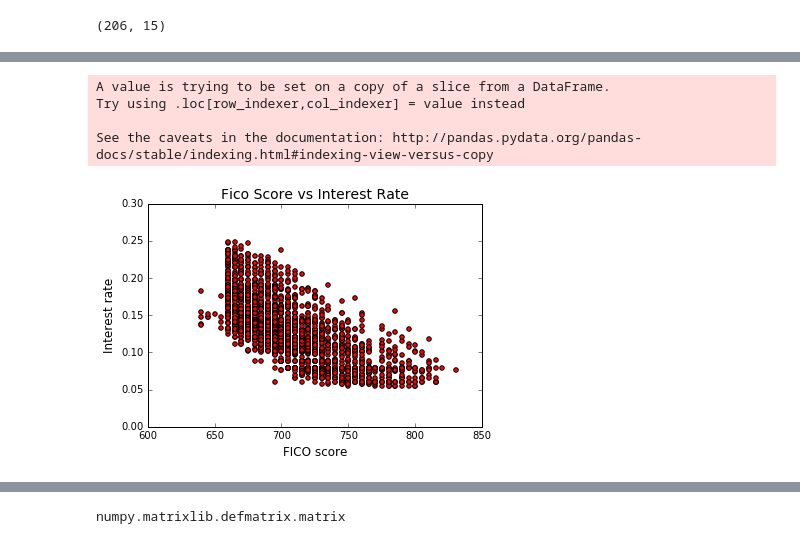
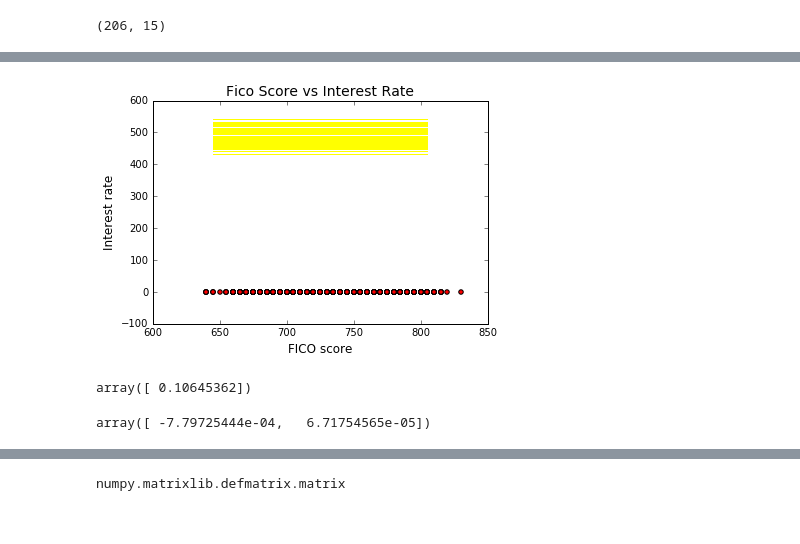
Before and after one commit to bb071988/ds-lesson3, a Jupyter notebook: linear_regression_graph_exercise_final.ipynb, the cells around one changed output, grey strips where cells are left out. Cells and saved outputs as stored; diff of their text form; code cells hidden in the pictures.

Commit message:
Kyle - Thanks for debugging for me!

```diff
--- a/linear_regression_graph_exercise_final.ipynb
+++ b/linear_regression_graph_exercise_final.ipynb
@@ -18,7 +18,7 @@ loansData['FICO.Score'] = map(lambda x: int(x.split('-')[0]), loansData['FICO.Ra
 # %%
 ### create datasets for 10k and 30k regression lines
 # %%
-data10k = loansData[loansData['Amount.Requested'] == 10000]  ## Talk to Kyle about proper referencing here.
+data10k = loansData[loansData['Amount.Requested'] == 10000].copy()  ## Talk to Kyle about proper referencing here.
 # %%
 data10k.shape
 # %% [output]
@@ -29,22 +29,23 @@ data30k = loansData[loansData['Amount.Requested'] == 30000]
 # function to calculate the least squares function for different datasets
 def get_ols(data):
     # extract the columns from the data frame returning a series
-    intrate = loansData['Interest.Rate']
-    loanamt = loansData['Amount.Requested']
-    fico = loansData['FICO.Score']
+    intrate = data['Interest.Rate']
+#     loanamt = data['Amount.Requested']
+    fico = data['FICO.Score']
 
     # reshape the data
     # The dependent variable
     y = np.matrix(intrate).transpose()
     # The independent variables shaped as columns
     x1 = np.matrix(fico).transpose()
-    x2 = np.matrix(loanamt).transpose()
+#     x2 = np.matrix(loanamt).transpose()
 
     # put the columns back together to create a matrix
-    x = np.column_stack([x1,x2])
+    #     x = np.column_stack([x1,x2])
+#     x = np.column_stack([fico])
 
     # create the linear model with statsmodels - # read more about stats models
-    X = sm.add_constant(x)
+    X = sm.add_constant(fico)
     model = sm.OLS(y,X)
     f = model.fit()
 
@@ -53,4 +54,4 @@ def get_ols(data):
 #     # show the output
 #     f.summary()
 
-    return(f, x1)
+    return(f, fico)
@@ -57,25 +164,30 @@ def get_ols(data):
 # %%
 # It's much more convenient to just use pyplot's factory functions...
 fig, ax = plt.subplots()
 
 ax.set_title("Fico Score vs Interest Rate",fontsize=14)
 ax.set_xlabel("FICO score",fontsize=12)
 ax.set_ylabel("Interest rate",fontsize=12)
 
 plt.scatter(loansData['FICO.Score'],loansData['Interest.Rate'], c='red')
 
-get_ols(data10k)
+f, x1 = get_ols(data10k)
 # xdata = data10k['FICO.Score'] # just had get_ols return fico which is already shaped.
 # xdata = xdata.tolist()
 data10k['ydata'] = [(data10k['FICO.Score'] * f.params[0] + f.params[1]) for index, loan in data10k.iterrows()]
-ydatatemp = data10k['ydata']
-ydata = np.matrix(ydatatemp).transpose()
+# ydatatemp = data10k['ydata']
+# ydata = np.matrix(ydatatemp[1]).transpose()
 # x2 = np.matrix(loanamt).transpose()
 # ydata = ydata.tolist()
-# plt.plot(x1, ydata, c = 'yellow')
+plt.plot(x1, data10k['ydata'].tolist(), c = 'yellow')
+plt.show() # suppresss messages
 # %% [output]
-A value is trying to be set on a copy of a slice from a DataFrame.
-Try using .loc[row_indexer,col_indexer] = value instead
-
-See the caveats in the documentation: http://pandas.pydata.org/pandas-docs/stable/indexing.html#indexing-view-versus-copy
-[figure, old version]
+[figure, new version]
+# %%
+f.predict([725,10000])
+# %% [output]
+array([ 0.10645362])
+# %%
+f.params
+# %% [output]
+array([ -7.79725444e-04,   6.71754565e-05])
```
Also changed, not shown: parts of 14 cells of this notebook, 1 other file.
